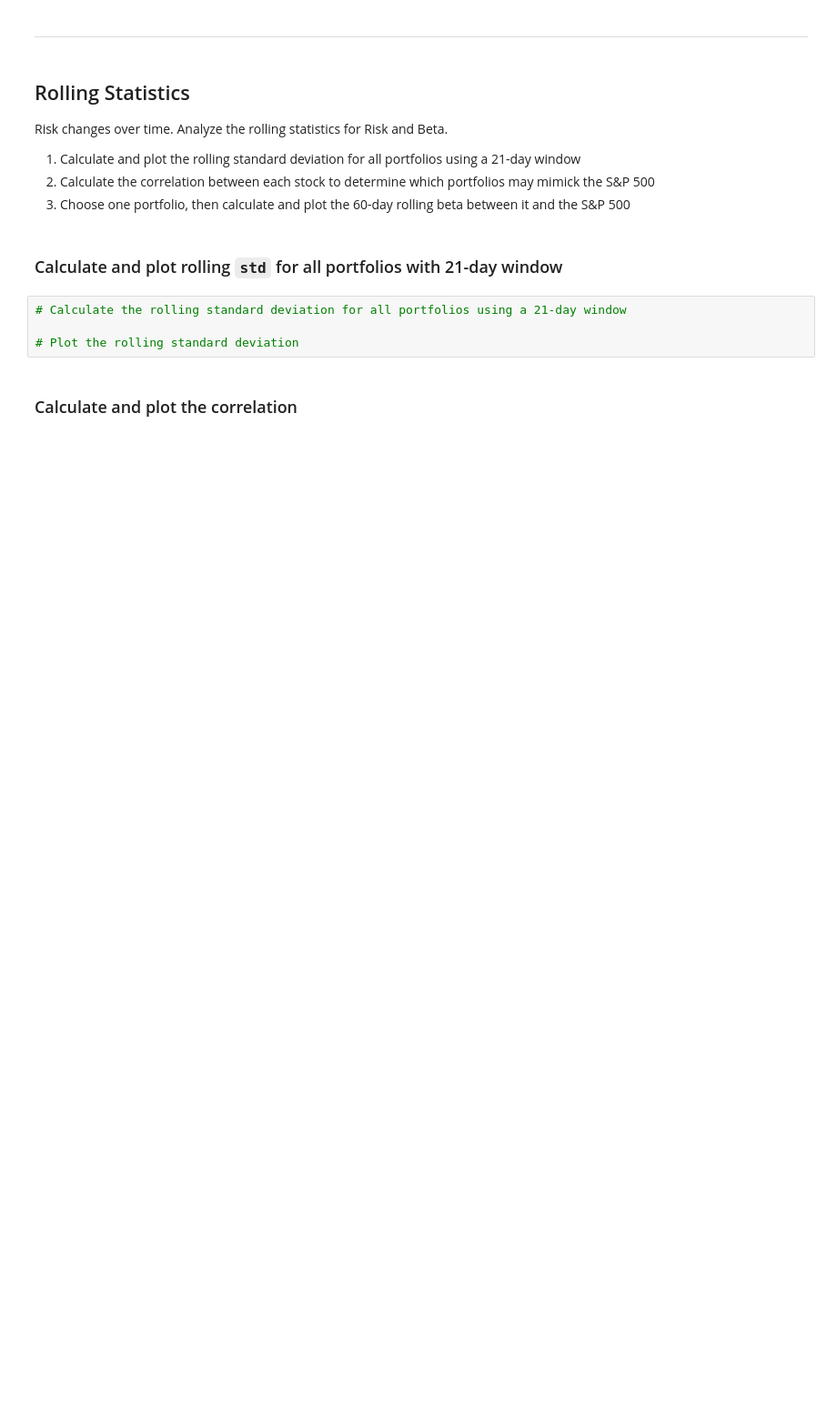
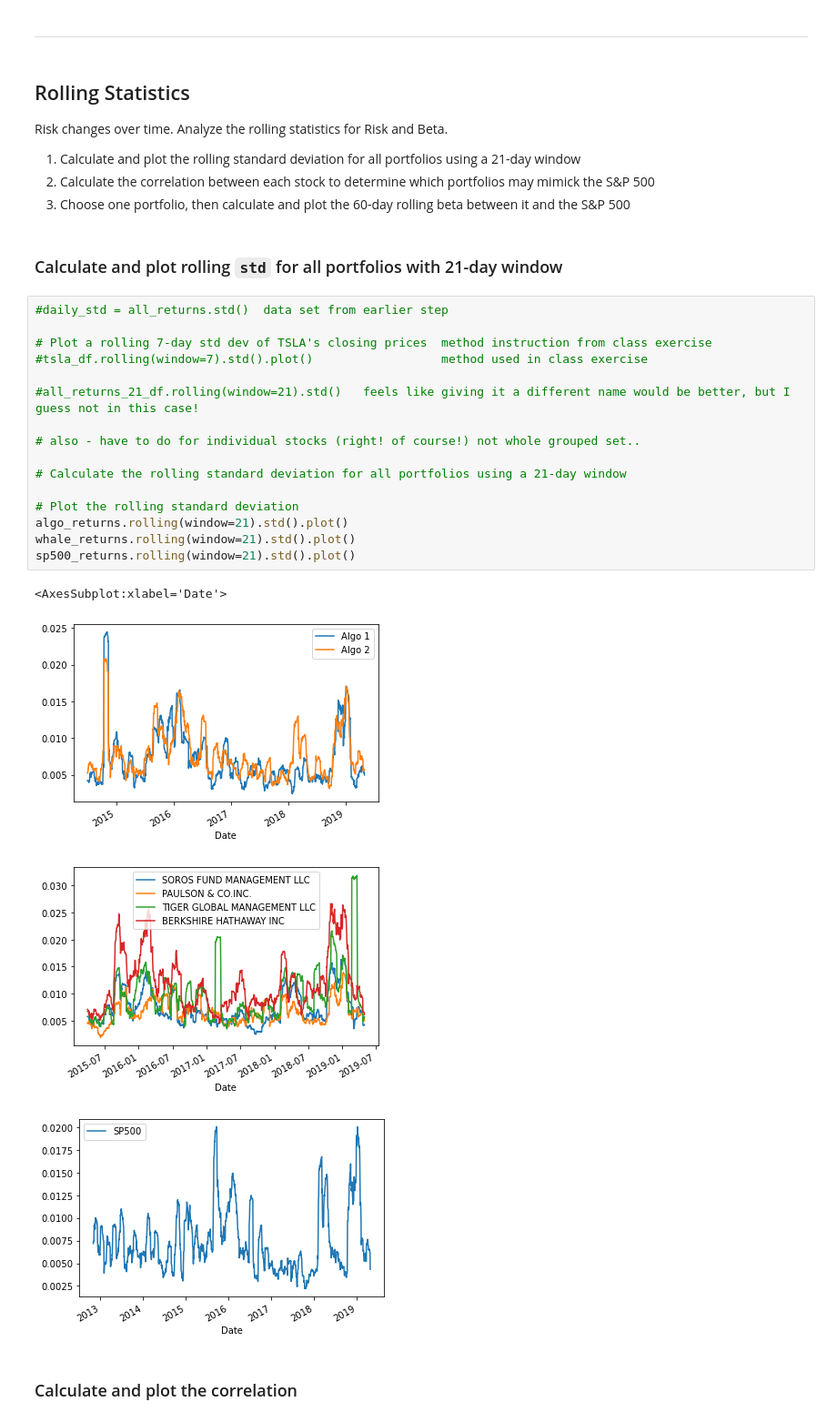
Before and after one commit to dcndn4/HW_3_Whale_Port-folio-, a Jupyter notebook: Currently_Code/whale_analysis_wkg.ipynb, the cells around one changed output. Shown at 91% size. Saved outputs shown, nothing was run; the diff lists cells and outputs as text; blank space fills up the shorter version.

```diff
--- a/Currently_Code/whale_analysis_wkg.ipynb
+++ b/Currently_Code/whale_analysis_wkg.ipynb
@@ -259,10 +304,27 @@ Risk changes over time. Analyze the rolling statistics for Risk and Beta.
 3. Choose one portfolio, then calculate and plot the 60-day rolling beta between it and the S&P 500
 # %% [markdown]
 ### Calculate and plot rolling `std` for all portfolios with 21-day window
-# %%
-# Calculate the rolling standard deviation for all portfolios using a 21-day window
-
-# Plot the rolling standard deviation
+# %%
+#daily_std = all_returns.std()  data set from earlier step
+
+# Plot a rolling 7-day std dev of TSLA's closing prices  method instruction from class exercise
+#tsla_df.rolling(window=7).std().plot()                  method used in class exercise
+
+#all_returns_21_df.rolling(window=21).std()   feels like giving it a different name would be better, but I guess not in this case!
+
+# also - have to do for individual stocks (right! of course!) not whole grouped set..
+
+# Calculate the rolling standard deviation for all portfolios using a 21-day window
+
+# Plot the rolling standard deviation
+algo_returns.rolling(window=21).std().plot()
+whale_returns.rolling(window=21).std().plot()
+sp500_returns.rolling(window=21).std().plot()
+# %% [output]
+<AxesSubplot:xlabel='Date'>
+[figure, added]
+[figure, added]
+[figure, added]
 # %% [markdown]
 ### Calculate and plot the correlation
 # %%
```
Also changed, not shown: parts of 10 cells of this notebook, 1 other file.
